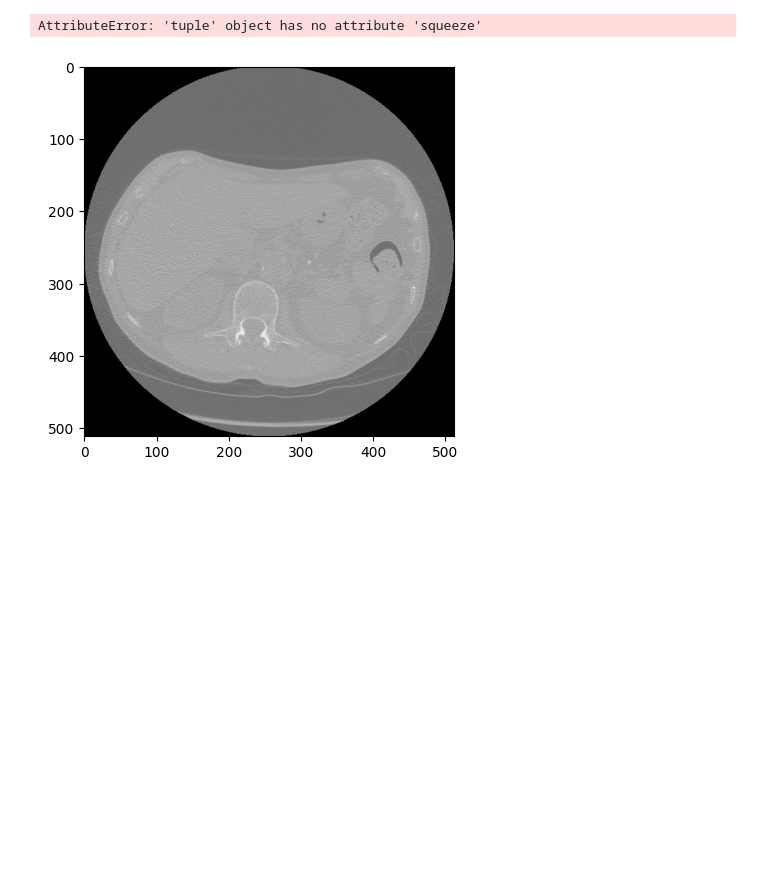
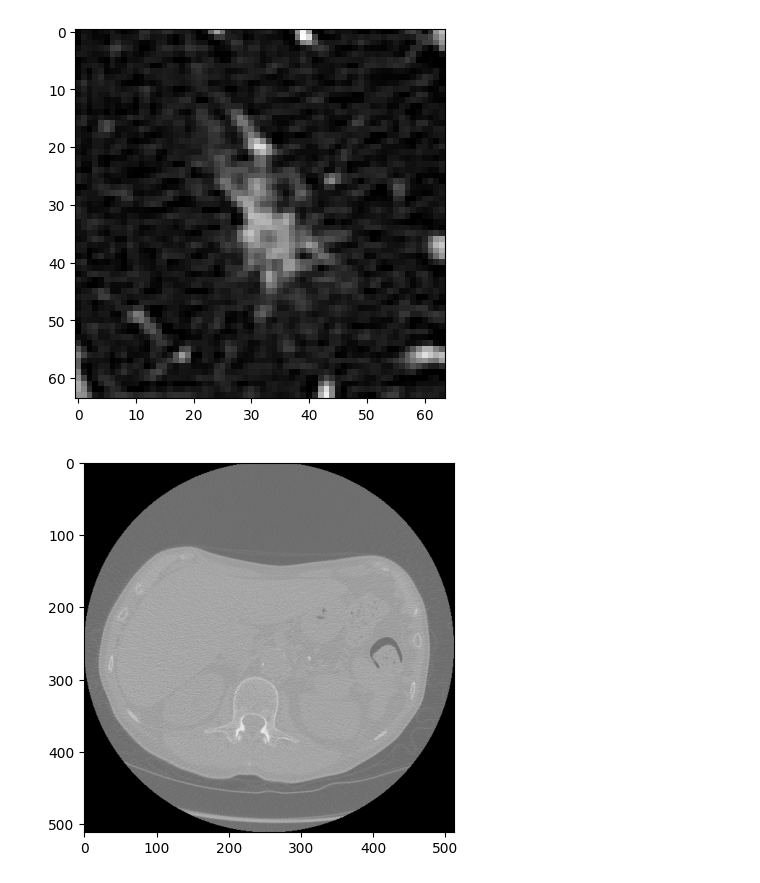
Before and after one commit to Pkaps25/nsclcrecurrence, a Jupyter notebook: ct_lung_class/experiment.ipynb, the cells around one changed output. Drawn from its saved outputs; the diff is of its cells as text; code cells hidden in the pictures; blank space fills up the shorter version.

```diff
--- a/ct_lung_class/experiment.ipynb
+++ b/ct_lung_class/experiment.ipynb
@@ -20,11 +20,11 @@ ds = NoduleDataset(use_cache=False)
 2024-07-03 19:05:55,724 INFO     pid:1252806 datasets:223:__init__ <datasets.NoduleDataset object at 0x...>: 415 training samples
 # %%
 import matplotlib.pyplot as plt
-nod = ds[0][0]
+nod = ds[1][0]
 plt.imshow(nod.squeeze(0)[30, :, :], cmap="gray")
 plt.show()
 # %% [output]
-AttributeError: 'tuple' object has no attribute 'squeeze'
+[figure, added]
 # %%
 arr = sitk.GetArrayFromImage(ct.image)
 plt.imshow(arr[16, :, :], cmap="gray")
```
Also changed, not shown: 6 other files.
